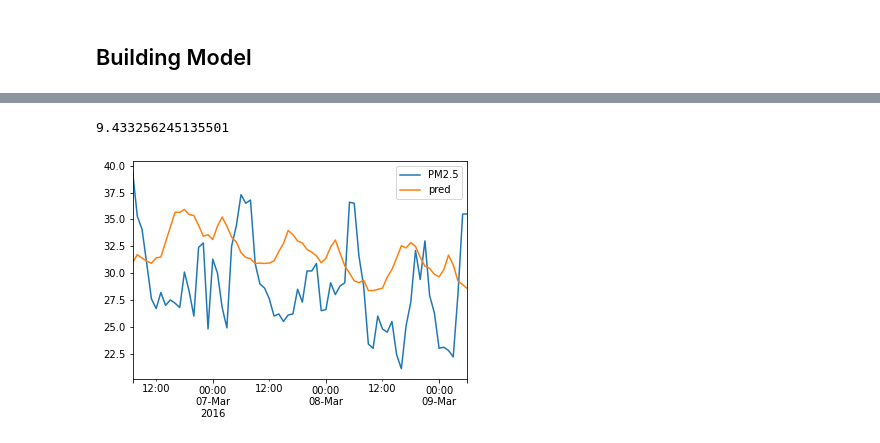
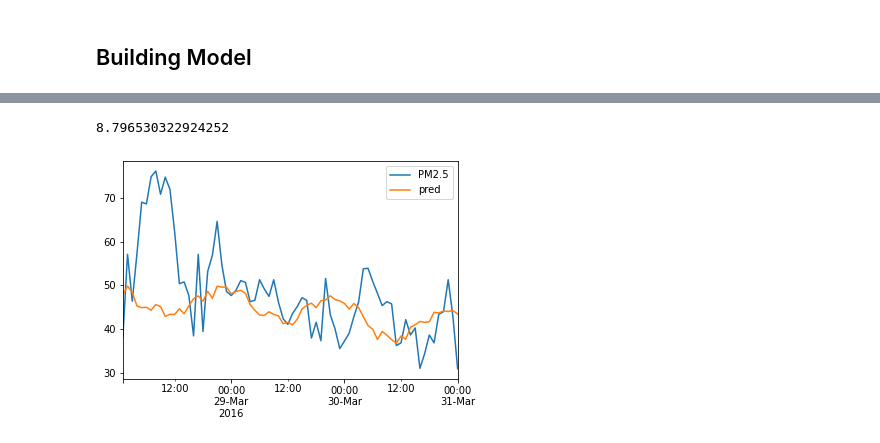
Before and after one commit to samsatp/PM25-DataScience-TermProject, a Jupyter notebook: 4. models_playground.ipynb, the cells around one changed output, grey strips where cells are left out. Saved outputs shown, nothing was run; the diff lists cells and outputs as text; code cells hidden in the pictures.

```diff
--- a/4. models_playground.ipynb
+++ b/4. models_playground.ipynb
@@ -131,10 +145,11 @@ import tensorflow as tf
 
 # define model
 model = Sequential([
-    LSTM(100, activation='relu', input_shape=(timesteps, n_features)),
+    LSTM(200, activation='relu', input_shape=(timesteps, n_features)),
+    Dense(142, activation='relu'),
     Dense(72, activation='linear')
 ])
 model.compile(optimizer='adam', loss='mse')
 # %%
-history = model.fit(x_train, y_train, epochs=10, batch_size=100)
+history = model.fit(x_train, y_train, epochs=30, batch_size=32)
 # %% [output]
@@ -173,12 +185,12 @@ for i in range(len(pred)):
     rmse.append(np.sqrt(mse(p, y_t)))
 np.mean(rmse)
 # %% [output]
-9.433256245135501
+8.796530322924252
 # %%
-i = 9
+i = 90
 h = y_scalers['Bangkok'].inverse_transform(pred[i].numpy().reshape((-1,1)))
 k = Y['Bangkok'][i]
 k['pred'] = h
 k.plot();
 # %% [output]
-[figure, old version]
+[figure, new version]
```
Also changed, not shown: parts of 8 cells of this notebook, 4 other files.
